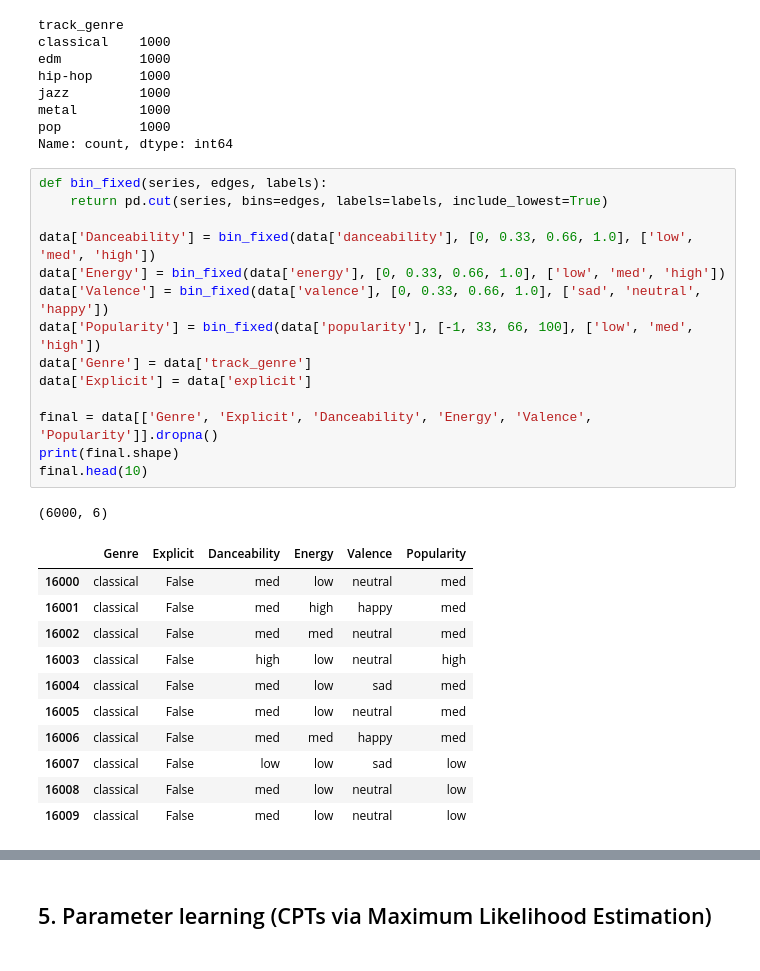
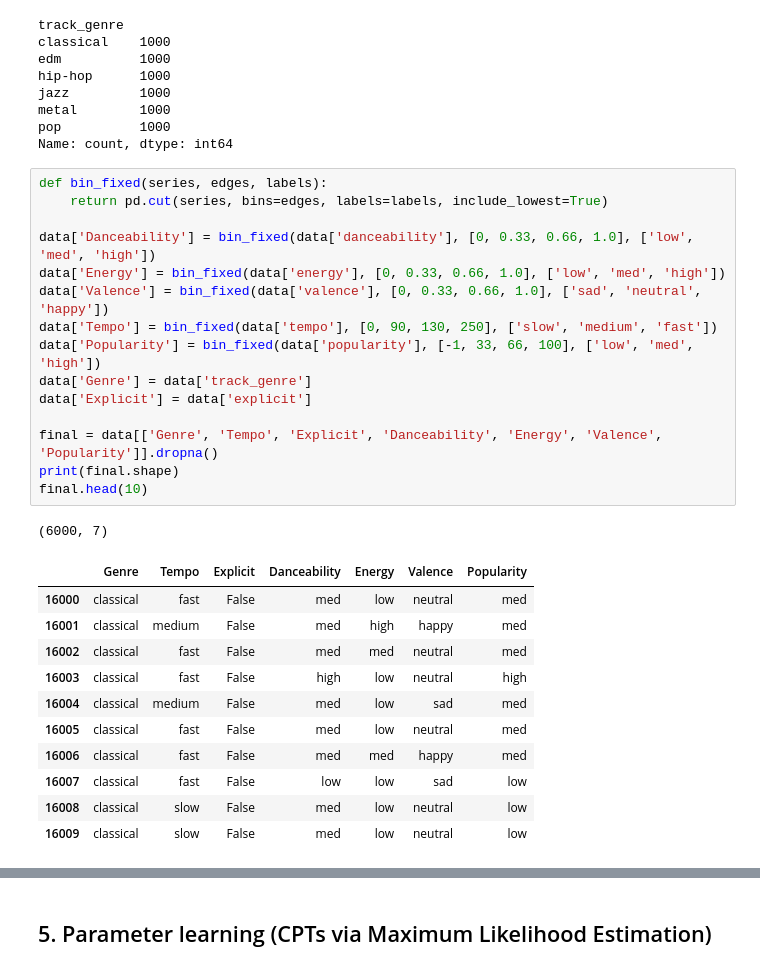
Before and after one commit to MattiaSemproli/Spotify-Bayesian-Network, a Jupyter notebook: spotify_bayesian_network.ipynb, the cells around one changed output, grey strips where cells are left out. Drawn from its saved outputs; the diff is of its cells as text.

```diff
--- a/spotify_bayesian_network.ipynb
+++ b/spotify_bayesian_network.ipynb
@@ -76,27 +73,28 @@ Name: count, dtype: int64
 # %%
 def bin_fixed(series, edges, labels):
     return pd.cut(series, bins=edges, labels=labels, include_lowest=True)
 
 data['Danceability'] = bin_fixed(data['danceability'], [0, 0.33, 0.66, 1.0], ['low', 'med', 'high'])
 data['Energy'] = bin_fixed(data['energy'], [0, 0.33, 0.66, 1.0], ['low', 'med', 'high'])
 data['Valence'] = bin_fixed(data['valence'], [0, 0.33, 0.66, 1.0], ['sad', 'neutral', 'happy'])
+data['Tempo'] = bin_fixed(data['tempo'], [0, 90, 130, 250], ['slow', 'medium', 'fast'])
 data['Popularity'] = bin_fixed(data['popularity'], [-1, 33, 66, 100], ['low', 'med', 'high'])
 data['Genre'] = data['track_genre']
 data['Explicit'] = data['explicit']
 
-final = data[['Genre', 'Explicit', 'Danceability', 'Energy', 'Valence', 'Popularity']].dropna()
+final = data[['Genre', 'Tempo', 'Explicit', 'Danceability', 'Energy', 'Valence', 'Popularity']].dropna()
 print(final.shape)
 final.head(10)
 # %% [output]
-(6000, 6)
+(6000, 7)
-|  | Genre | Explicit | Danceability | Energy | Valence | Popularity |
-| 16000 | classical | False | med | low | neutral | med |
-| 16001 | classical | False | med | high | happy | med |
-| 16002 | classical | False | med | med | neutral | med |
-| 16003 | classical | False | high | low | neutral | high |
-| 16004 | classical | False | med | low | sad | med |
-| 16005 | classical | False | med | low | neutral | med |
-| 16006 | classical | False | med | med | happy | med |
-| 16007 | classical | False | low | low | sad | low |
-| 16008 | classical | False | med | low | neutral | low |
-| 16009 | classical | False | med | low | neutral | low |
+|  | Genre | Tempo | Explicit | Danceability | Energy | Valence | Popularity |
+| 16000 | classical | fast | False | med | low | neutral | med |
+| 16001 | classical | medium | False | med | high | happy | med |
+| 16002 | classical | fast | False | med | med | neutral | med |
+| 16003 | classical | fast | False | high | low | neutral | high |
+| 16004 | classical | medium | False | med | low | sad | med |
+| 16005 | classical | fast | False | med | low | neutral | med |
+| 16006 | classical | fast | False | med | med | happy | med |
+| 16007 | classical | fast | False | low | low | sad | low |
+| 16008 | classical | slow | False | med | low | neutral | low |
+| 16009 | classical | slow | False | med | low | neutral | low |
```
Also changed, not shown: parts of 49 cells of this notebook.
